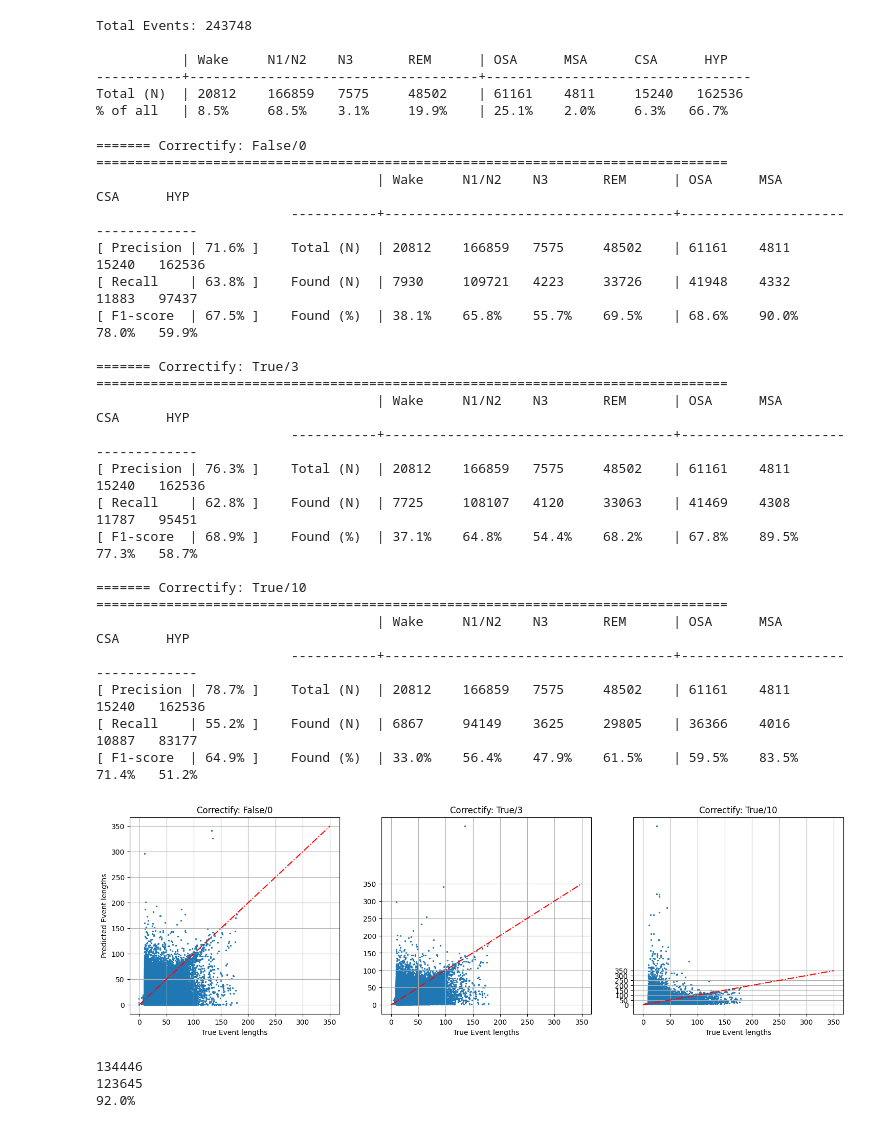
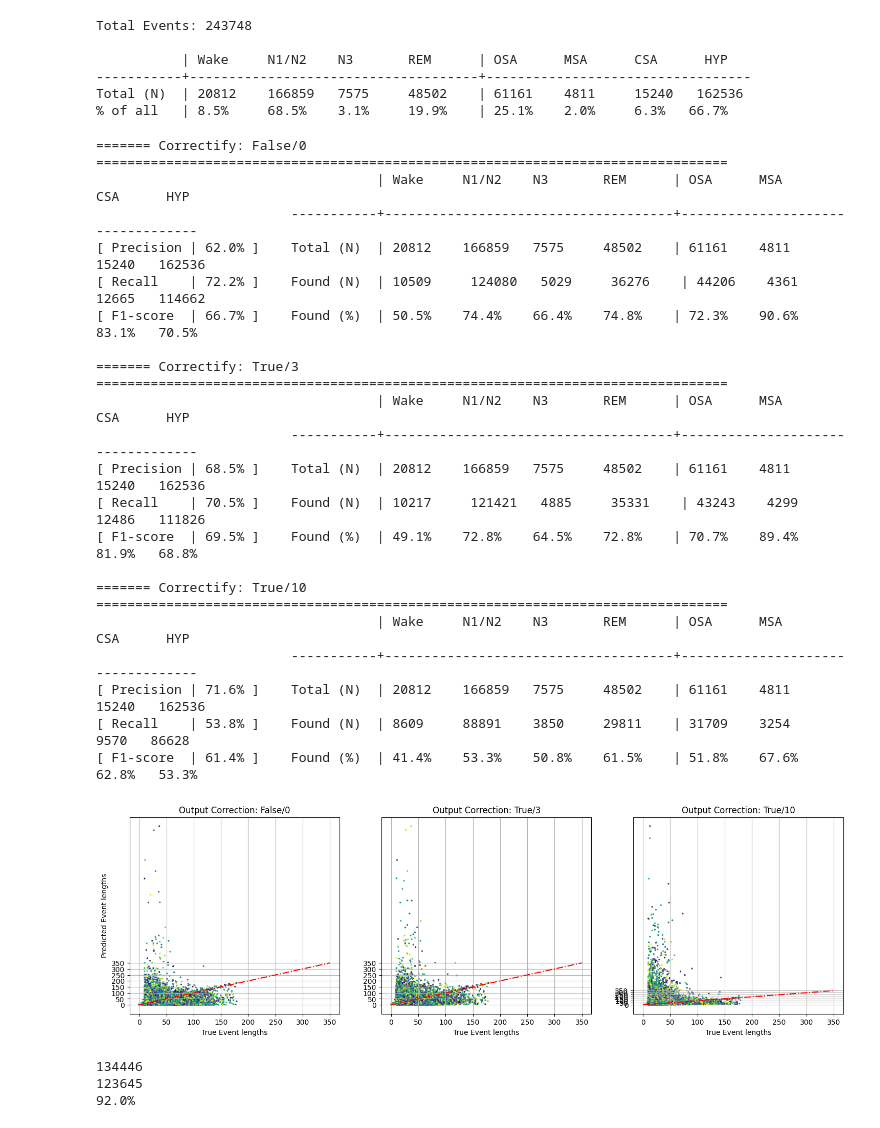
Before and after one commit to JulianBvW/Wearable-Sleep-Event-Detection, a Jupyter notebook: Notebooks/61_info_results.ipynb, the cells around one changed output. Cells and saved outputs as stored; diff of their text form; code cells hidden in the pictures.

Commit message:
Paper Plots - Event Lengths

```diff
--- a/Notebooks/61_info_results.ipynb
+++ b/Notebooks/61_info_results.ipynb
@@ -4,5 +5,5 @@ import matplotlib.pyplot as plt
 # %%
-threshold = 0.4
+threshold = 0.25
 y_pred, y_true, hypnogram_data, class_data = combine_fold_results('final_info', [0, 1, 2, 3], 28)
 y_pred = (y_pred > threshold)*1
 # %%
@@ -53,45 +54,45 @@ for i, (do_cor, cor_size) in enumerate([(False, 0), (True, 3), (True, 10)]):
     print(f' | {info_event_class_found[1]+info_event_class_not_found[1]}    {info_event_class_found[2]+info_event_class_not_found[2]}     {info_event_class_found[3]+info_event_class_not_found[3]}   {info_event_class_found[4]+info_event_class_not_found[4]}')
     print(f'[ Recall    | {recall*100:.1f}% ]', end=' '*4)
     print(f'Found (N)  | {info_sleep_stage_found[0]}     {info_sleep_stage_found[1]} {' ' if cor_size==10 else ''}  {info_sleep_stage_found[3]}     {info_sleep_stage_found[5]}   ', end='')
     print(f' | {info_event_class_found[1]}    {info_event_class_found[2]}     {info_event_class_found[3]}   {info_event_class_found[4]}')
     print(f'[ F1-score  | {f1*100:.1f}% ]', end=' '*4)
     print(f'Found (%)  | {info_sleep_stage_found[0]/(info_sleep_stage_found[0]+info_sleep_stage_not_found[0])*100:.1f}%    {info_sleep_stage_found[1]/(info_sleep_stage_found[1]+info_sleep_stage_not_found[1])*100:.1f}%    {info_sleep_stage_found[3]/(info_sleep_stage_found[3]+info_sleep_stage_not_found[3])*100:.1f}%    {info_sleep_stage_found[5]/(info_sleep_stage_found[5]+info_sleep_stage_not_found[5])*100:.1f}%   ', end='')
     print(f' | {info_event_class_found[1]/(info_event_class_found[1]+info_event_class_not_found[1])*100:.1f}%    {info_event_class_found[2]/(info_event_class_found[2]+info_event_class_not_found[2])*100:.1f}%    {info_event_class_found[3]/(info_event_class_found[3]+info_event_class_not_found[3])*100:.1f}%   {info_event_class_found[4]/(info_event_class_found[4]+info_event_class_not_found[4])*100:.1f}%')
     print()
 
-    axs[i].scatter(info_durations_true, info_durations_pred, s=2)
+    axs[i].scatter(info_durations_true, info_durations_pred, s=2, c=np.random.rand(len(info_durations_true), 1))
     axs[i].plot([0, 350], [0, 350], 'r-.')
     axs[i].set_xlabel('True Event lengths')
     if i == 0:
         axs[i].set_ylabel('Predicted Event lengths')
-    axs[i].set_title(f'Correctify: {do_cor}/{cor_size}')
+    axs[i].set_title(f'Output Correction: {do_cor}/{cor_size}')
     axs[i].set_xticks([50*i for i in range(8)])
     axs[i].set_yticks([50*i for i in range(8)])
     axs[i].grid()
 
 plt.show()
 # %% [output]
 ======= Correctify: False/0 =================================================================================
                                     | Wake     N1/N2    N3       REM      | OSA      MSA      CSA      HYP
                          -----------+-------------------------------------+----------------------------------
-[ Precision | 71.6% ]    Total (N)  | 20812    166859   7575     48502    | 61161    4811     15240   162536
-[ Recall    | 63.8% ]    Found (N)  | 7930     109721   4223     33726    | 41948    4332     11883   97437
-[ F1-score  | 67.5% ]    Found (%)  | 38.1%    65.8%    55.7%    69.5%    | 68.6%    90.0%    78.0%   59.9%
+[ Precision | 62.0% ]    Total (N)  | 20812    166859   7575     48502    | 61161    4811     15240   162536
+[ Recall    | 72.2% ]    Found (N)  | 10509     124080   5029     36276    | 44206    4361     12665   114662
+[ F1-score  | 66.7% ]    Found (%)  | 50.5%    74.4%    66.4%    74.8%    | 72.3%    90.6%    83.1%   70.5%
 
 ======= Correctify: True/3 =================================================================================
                                     | Wake     N1/N2    N3       REM      | OSA      MSA      CSA      HYP
                          -----------+-------------------------------------+----------------------------------
-[ Precision | 76.3% ]    Total (N)  | 20812    166859   7575     48502    | 61161    4811     15240   162536
-[ Recall    | 62.8% ]    Found (N)  | 7725     108107   4120     33063    | 41469    4308     11787   95451
-[ F1-score  | 68.9% ]    Found (%)  | 37.1%    64.8%    54.4%    68.2%    | 67.8%    89.5%    77.3%   58.7%
+[ Precision | 68.5% ]    Total (N)  | 20812    166859   7575     48502    | 61161    4811     15240   162536
+[ Recall    | 70.5% ]    Found (N)  | 10217     121421   4885     35331    | 43243    4299     12486   111826
+[ F1-score  | 69.5% ]    Found (%)  | 49.1%    72.8%    64.5%    72.8%    | 70.7%    89.4%    81.9%   68.8%
 
 ======= Correctify: True/10 =================================================================================
                                     | Wake     N1/N2    N3       REM      | OSA      MSA      CSA      HYP
                          -----------+-------------------------------------+----------------------------------
-[ Precision | 78.7% ]    Total (N)  | 20812    166859   7575     48502    | 61161    4811     15240   162536
-[ Recall    | 55.2% ]    Found (N)  | 6867     94149    3625     29805    | 36366    4016     10887   83177
-[ F1-score  | 64.9% ]    Found (%)  | 33.0%    56.4%    47.9%    61.5%    | 59.5%    83.5%    71.4%   51.2%
+[ Precision | 71.6% ]    Total (N)  | 20812    166859   7575     48502    | 61161    4811     15240   162536
+[ Recall    | 53.8% ]    Found (N)  | 8609     88891    3850     29811    | 31709    3254     9570   86628
+[ F1-score  | 61.4% ]    Found (%)  | 41.4%    53.3%    50.8%    61.5%    | 51.8%    67.6%    62.8%   53.3%
-[figure, old version]
+[figure, new version]
 # %%
 print(len(info_durations_true))
 print(len([l for l in info_durations_true if l < 50]))
```
Also changed, not shown: parts of 2 cells of this notebook.
